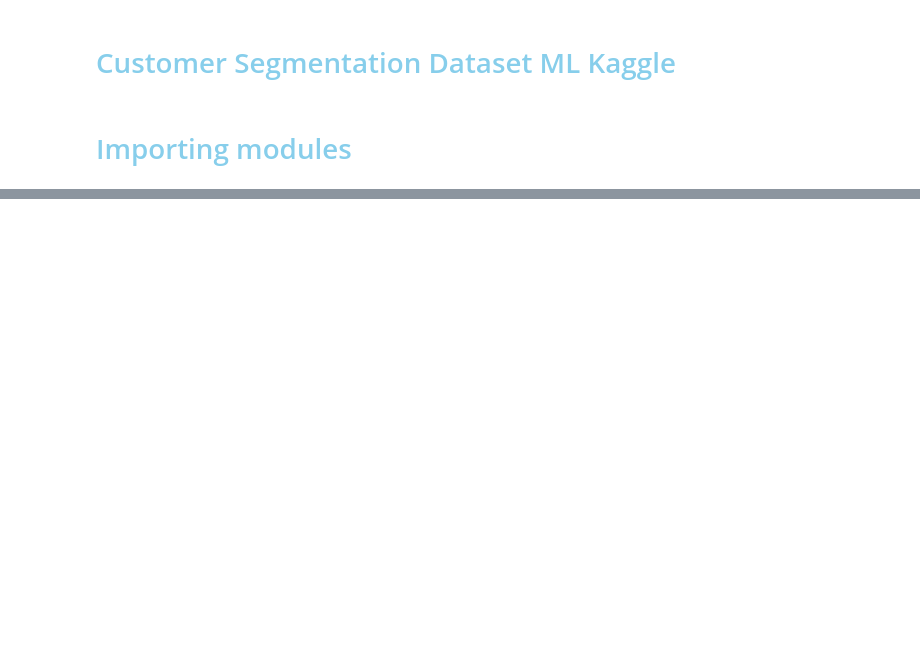
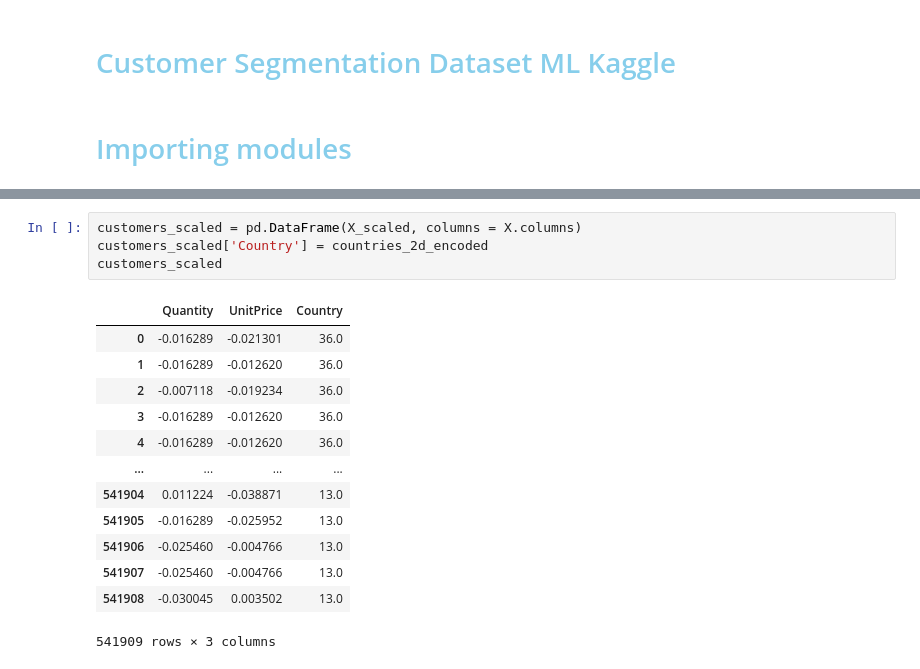
Before and after one commit to marius2347/Customer-Segmentation-using-Machine-Learning-in-Python-on-Kaggle, a Jupyter notebook: customers.ipynb, the cells around one changed output, grey strips where cells are left out. Saved outputs shown, nothing was run; the diff lists cells and outputs as text; blank space fills up the shorter version.

```diff
--- a/customers.ipynb
+++ b/customers.ipynb
@@ -16,0 +148,18 @@ customers.head()
+# %%
+customers_scaled = pd.DataFrame(X_scaled, columns = X.columns)
+customers_scaled['Country'] = countries_2d_encoded
+customers_scaled
+# %% [output]
+|  | Quantity | UnitPrice | Country |
+| 0 | -0.016289 | -0.021301 | 36.0 |
+| 1 | -0.016289 | -0.012620 | 36.0 |
+| 2 | -0.007118 | -0.019234 | 36.0 |
+| 3 | -0.016289 | -0.012620 | 36.0 |
+| 4 | -0.016289 | -0.012620 | 36.0 |
+| ... | ... | ... | ... |
+| 541904 | 0.011224 | -0.038871 | 13.0 |
+| 541905 | -0.016289 | -0.025952 | 13.0 |
+| 541906 | -0.025460 | -0.004766 | 13.0 |
+| 541907 | -0.025460 | -0.004766 | 13.0 |
+| 541908 | -0.030045 | 0.003502 | 13.0 |
+541909 rows × 3 columns
```
Also changed, not shown: parts of 21 cells of this notebook, 1 other file.
